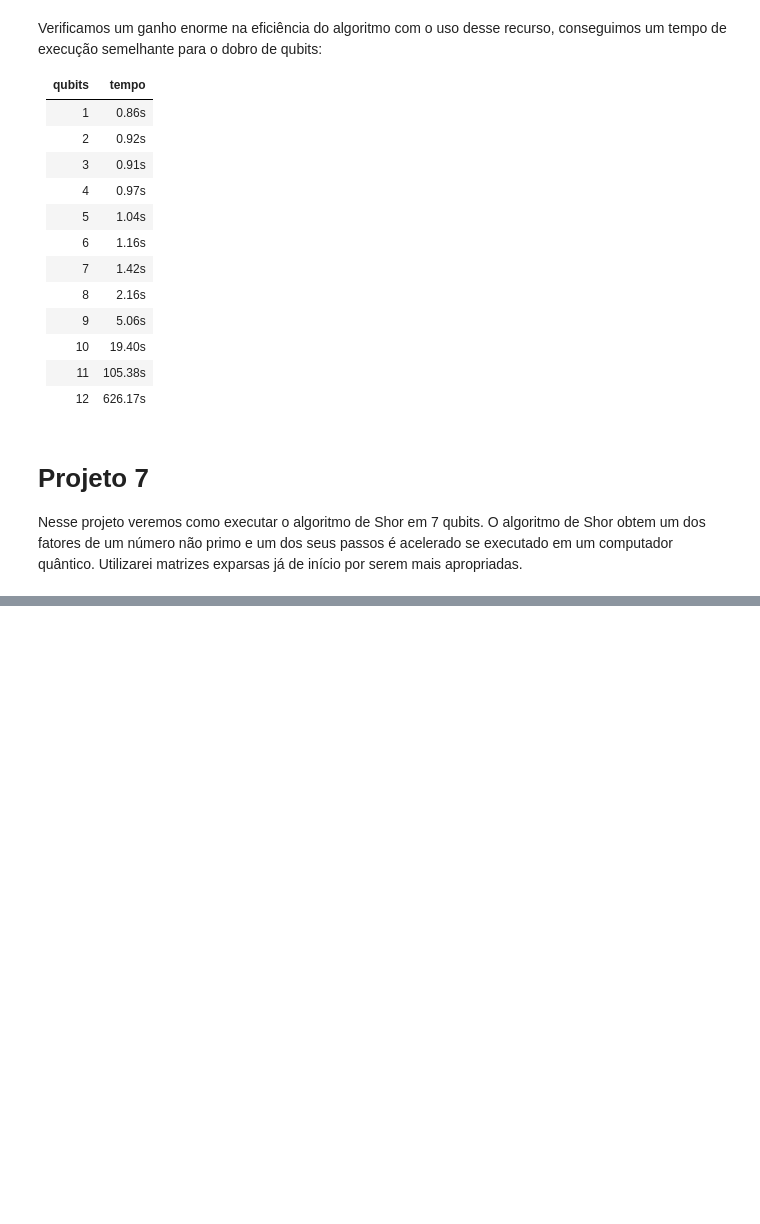
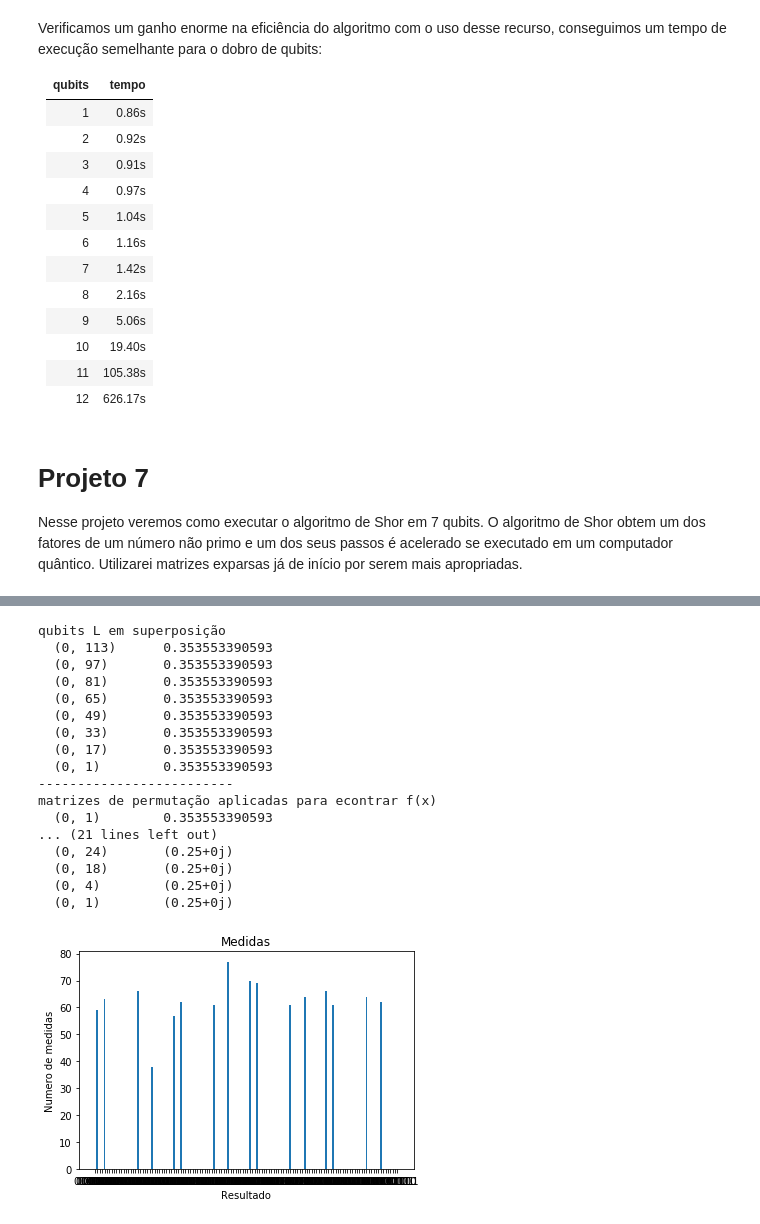
Before and after one commit to Danielgb23/ic_comp_quantica, a Jupyter notebook: Projeto_de_computacao_quantica.ipynb, the cells around one changed output, grey strips where cells are left out. Saved outputs shown, nothing was run; the diff lists cells and outputs as text; code cells hidden in the pictures; blank space fills up the shorter version.

Commit message:
implementada parte quantica do algoritmo de shor para 15 com 7 qubits sem testar

```diff
--- a/Projeto_de_computacao_quantica.ipynb
+++ b/Projeto_de_computacao_quantica.ipynb
@@ -869,0 +896,59 @@ print psi
+# %%
+qubits=7
+a=2
+
+#psi comeca em |0000001>
+psi=[0]*(2**qubits)
+seta_base(psi,1)
+
+#coloca em superposicao os bits de L
+psi=sp_hadamard(psi, 3, qubits) #hadamard em l0
+psi=sp_hadamard(psi, 2, qubits) #hadamard em l1
+psi=sp_hadamard(psi, 1, qubits) #hadamard em l2
+print "qubits L em superposição"
+print psi
+
+#parte de f de x
+psi=shor_fx(psi, 1, a, 15, 3, 4) #multiplica por a se l0=1
+psi=shor_fx(psi, 2, a**2, 15, 3, 4) #multiplica por a^2 se l1=1
+psi=shor_fx(psi, 3, a**4, 15, 3, 4) #multiplica por a^3  se l2=1 terminado e multiplicando por a^(l2l1l0)
+
+print "-------------------------"
+print "matrizes de permutação aplicadas para econtrar f(x)"
+print psi
+
+#IQFT transformada de fourier quantica inversa
+psi=sp_hadamard(psi, 1, qubits) #hadamard em l2
+psi=sp_Cfase(psi, 2, 1, qubits, math.pi/2) #mudanca de fase de pi/2 controlada por l2 em l1
+psi=sp_Cfase(psi, 3, 1, qubits, math.pi/4) #mudanca de fase de pi/4 controlada por l2 em l0
+psi=sp_hadamard(psi, 2, qubits) #hadamard em l1
+psi=sp_Cfase(psi, 3, 2, qubits, math.pi/2) #mudanca de fase de pi/2 controlada por l2 em l1
+psi=sp_hadamard(psi, 1, qubits) #hadamard em l0
+
+print "-------------------------"
+print "transformada de fourier quântica inversa aplicada para encontrar o período da função"
+print psi
+
+
+psi=psi.toarray()[0]
+
+medir_n(psi, 1000, 7)
+# %% [output]
+qubits L em superposição
+  (0, 113)      0.353553390593
+  (0, 97)       0.353553390593
+  (0, 81)       0.353553390593
+  (0, 65)       0.353553390593
+  (0, 49)       0.353553390593
+  (0, 33)       0.353553390593
+  (0, 17)       0.353553390593
+  (0, 1)        0.353553390593
+-------------------------
+matrizes de permutação aplicadas para econtrar f(x)
+  (0, 1)        0.353553390593
+... (21 lines left out)
+  (0, 24)       (0.25+0j)
+  (0, 18)       (0.25+0j)
+  (0, 4)        (0.25+0j)
+  (0, 1)        (0.25+0j)
+[figure, added]
```
Also changed, not shown: parts of 7 cells of this notebook, 1 other file.
